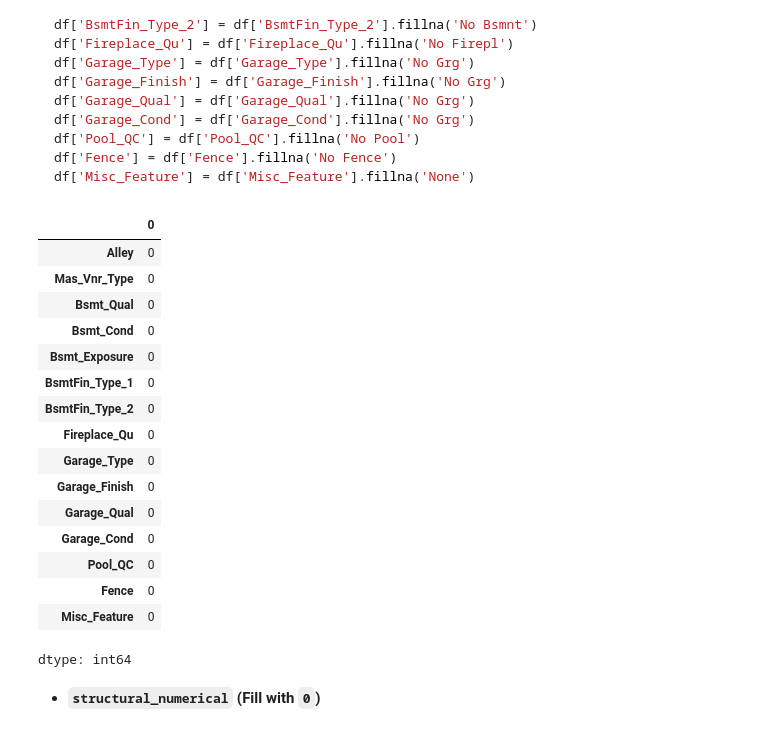
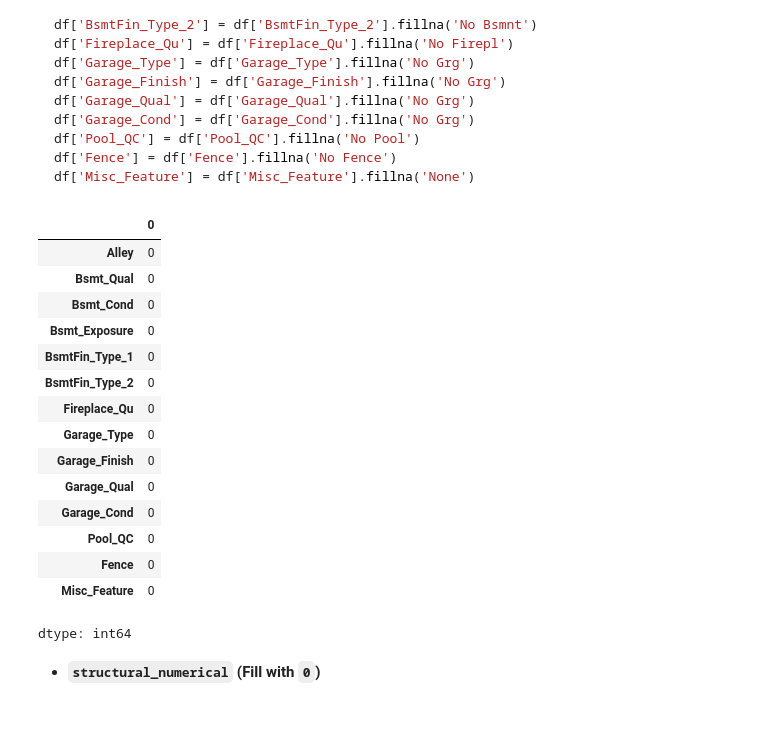
Before and after one commit to mebre7/house-price-predictor-mlops, a Jupyter notebook: notebooks/02_feature_engineering_test.ipynb, the cells around one changed output. Cells and saved outputs as stored; diff of their text form; code cells hidden in the pictures.

````diff
--- a/notebooks/02_feature_engineering_test.ipynb
+++ b/notebooks/02_feature_engineering_test.ipynb
@@ -170,0 +230,3 @@ categorical_features_all
+# %%
+categorical_features = nominal_cat_features + ordinal_cat_features
+print(f'{len(categorical_features)} categorical featurese')
@@ -171,6 +239,6 @@ categorical_features_all
 # %% [markdown]
 **Change data types of `categorical_features` to `category` for memory efficiency and better performance in modeling.**
 # %%
-for col in categorical_features_all:
+for col in categorical_features:
     df[col] = df[col].astype('category')
 # %%
@@ -567,33 +485,31 @@ df['Misc_Feature'] = df['Misc_Feature'].fillna('None')
 ```
 # %%
 fill_values = {
-    'Alley': 'No Alley',
-    'Mas_Vnr_Type': 'Missing',
-    'Bsmt_Qual': 'No Bsmnt',
-    'Bsmt_Cond': 'No Bsmnt',
-    'Bsmt_Exposure': 'No Bsmnt',
-    'BsmtFin_Type_1': 'No Bsmnt',
-    'BsmtFin_Type_2': 'No Bsmnt',
-    'Fireplace_Qu': 'No Firepl',
-    'Garage_Type': 'No Grg',
-    'Garage_Finish': 'No Grg',
-    'Garage_Qual': 'No Grg',
-    'Garage_Cond': 'No Grg',
+    'Alley': 'No Alley Access',
+    'Bsmt_Qual': 'No Basement',
+    'Bsmt_Cond': 'No Basement',
+    'Bsmt_Exposure': 'No Basement',
+    'BsmtFin_Type_1': 'No Basement',
+    'BsmtFin_Type_2': 'No Basement',
+    'Fireplace_Qu': 'No Fireplace',
+    'Garage_Type': 'No Garage',
+    'Garage_Finish': 'No Garage',
+    'Garage_Qual': 'No Garage',
+    'Garage_Cond': 'No Garage',
     'Pool_QC': 'No Pool',
     'Fence': 'No Fence',
     'Misc_Feature': 'None'
 }
 
 for col, fill_value in fill_values.items():
-    if fill_value not in df[col].cat.categories:
-        df[col] = df[col].cat.add_categories(fill_value)
-    df[col] = df[col].fillna(fill_value)
+    if fill_value not in X[col].cat.categories:
+        X[col] = X[col].cat.add_categories(fill_value)
+    X[col] = X[col].fillna(fill_value)
 # %%
-df[structural_categorical].isnull().sum()
+X[structural_categorical].isnull().sum()
 # %% [output]
 |  | 0 |
 | Alley | 0 |
-| Mas_Vnr_Type | 0 |
 | Bsmt_Qual | 0 |
 | Bsmt_Cond | 0 |
 | Bsmt_Exposure | 0 |
````
Also changed, not shown: parts of 150 cells of this notebook.
